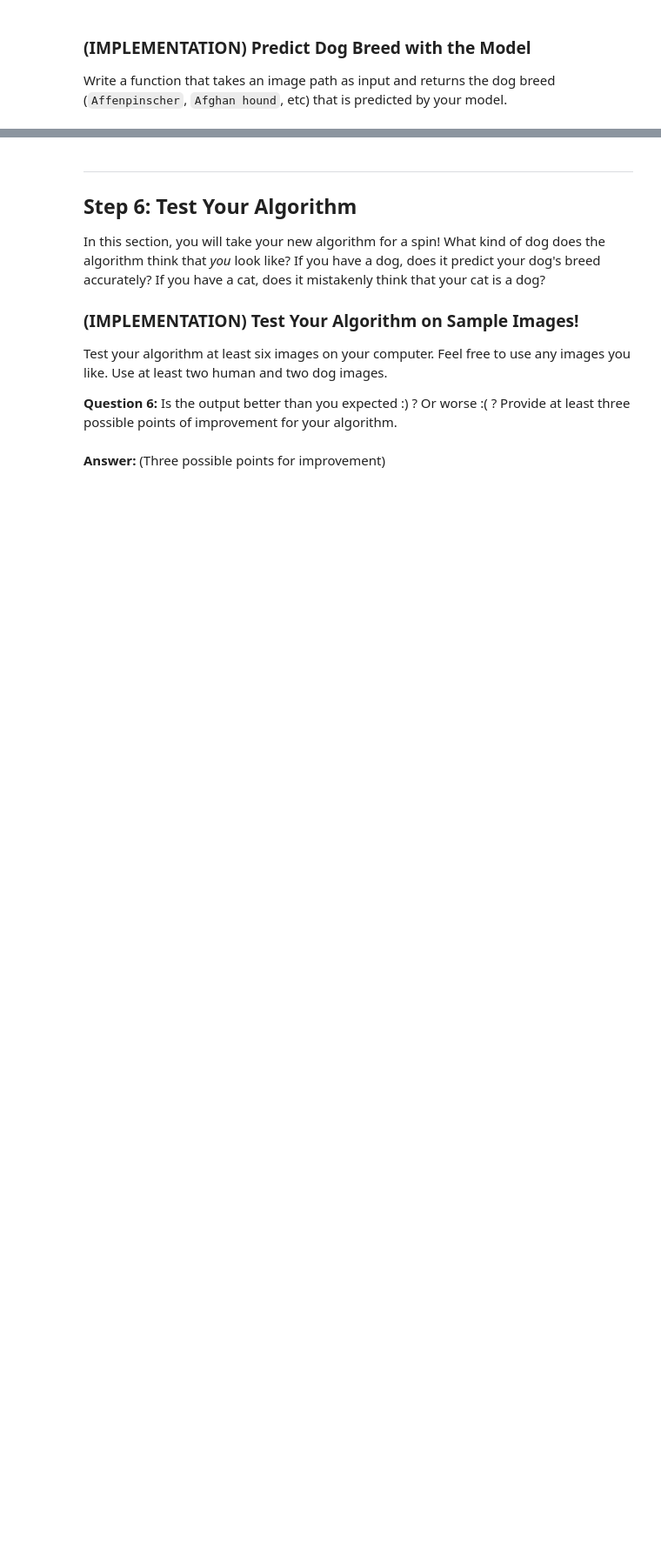
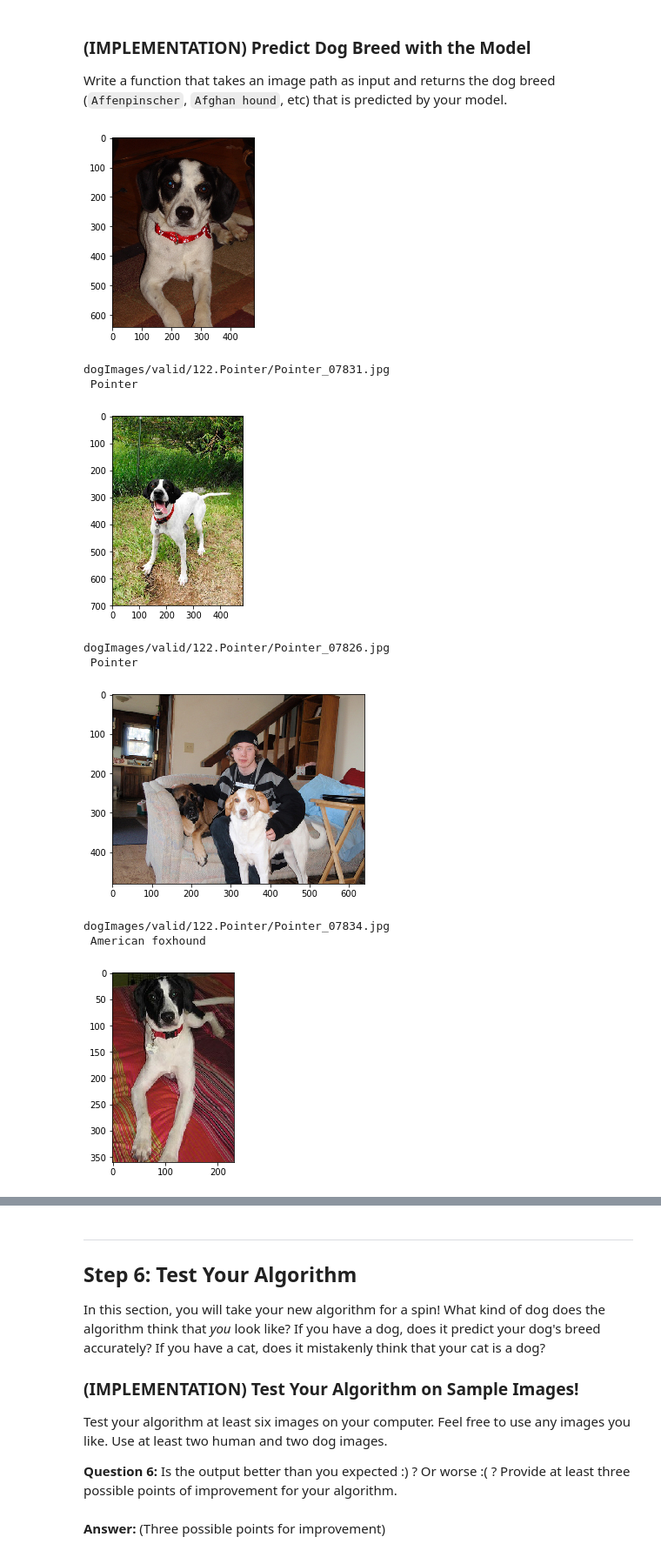
Before and after one commit to jujbates/Dog-Breed-Classification, a Jupyter notebook: dog_app.ipynb, the cells around one changed output, grey strips where cells are left out. Shown at 87% size. Cells and saved outputs as stored; diff of their text form; code cells hidden in the pictures; blank space fills up the shorter version.

Commit message:
Step 4 complete
Create a CNN to Classify Dog Breeds using Transfer Learning.
To do so I editted the last linear fully connected to output 133 classes of a VGG16 CNN model.

```diff
--- a/dog_app.ipynb
+++ b/dog_app.ipynb
@@ -1079,4 +1153,15 @@ optimizer_transfer = None
+# %%
+# loss function (categorical cross-entropy)
+criterion_transfer = nn.CrossEntropyLoss()
+
+# optimizer (stochastic gradient descent) and learning rate = 0.001
+optimizer_transfer = optim.SGD(model_transfer.classifier.parameters(), lr=0.001)
 # %% [markdown]
 ### (IMPLEMENTATION) Train and Validate the Model
 
 Train and validate your model in the code cell below.  [Save the final model parameters](http://pytorch.org/docs/master/notes/serialization.html) at filepath `'model_transfer.pt'`.
+# %%
+# train the model
+n_epochs = 20
+
+model_transfer = train(n_epochs, loaders_transfer, model_transfer, optimizer_transfer, criterion_transfer, use_cuda, 'model_transfer.pt')
@@ -1083,9 +1204,6 @@ Train and validate your model in the code cell below.  [Save the final model par
 # %%
-# train the model
-model_transfer = # train(n_epochs, loaders_transfer, model_transfer, optimizer_transfer, criterion_transfer, use_cuda, 'model_transfer.pt')
-
 # load the model that got the best validation accuracy (uncomment the line below)
-#model_transfer.load_state_dict(torch.load('model_transfer.pt'))
+model_transfer.load_state_dict(torch.load('model_transfer.pt'))
 # %% [markdown]
 ### (IMPLEMENTATION) Test the Model
 
@@ -1099,10 +1222,36 @@ Write a function that takes an image path as input and returns the dog breed (`A
 # %%
 ### TODO: Write a function that takes a path to an image as input
 ### and returns the dog breed that is predicted by the model.
 
 # list of class names by index, i.e. a name can be accessed like class_names[0]
-class_names = [item[4:].replace("_", " ") for item in data_transfer['train'].classes]
+class_names = [item[4:].replace("_", " ") for item in img_datasets['train'].classes]
 
+
+# takes a path to an image as input and returns the dog breed that is predicted by the model.
 def predict_breed_transfer(img_path):
     # load the image and return the predicted breed
-    return None
+    img = Image.open(img_path)
+    plt.imshow(img)
+    plt.show()
+
+    model_transfer.eval()
+    img_tensor = img_path_to_tensor(img_path)
+    img_ready = img_tensor.unsqueeze(0)
+    with torch.no_grad():
+        results = model_transfer(img_ready)
+        results = results.data.numpy().argmax()
+    return class_names[results]
+
+for img_p in dog_files[:15]:
+    print(img_p, "\n", predict_breed_transfer(img_p), "\n\n")
+# %% [output]
+[figure, added]
+dogImages/valid/122.Pointer/Pointer_07831.jpg
+ Pointer
+[figure, added]
+dogImages/valid/122.Pointer/Pointer_07826.jpg
+ Pointer
+[figure, added]
+dogImages/valid/122.Pointer/Pointer_07834.jpg
+ American foxhound
+[figure, added]
```
Also changed, not shown: parts of 10 cells of this notebook, 13 other files.
